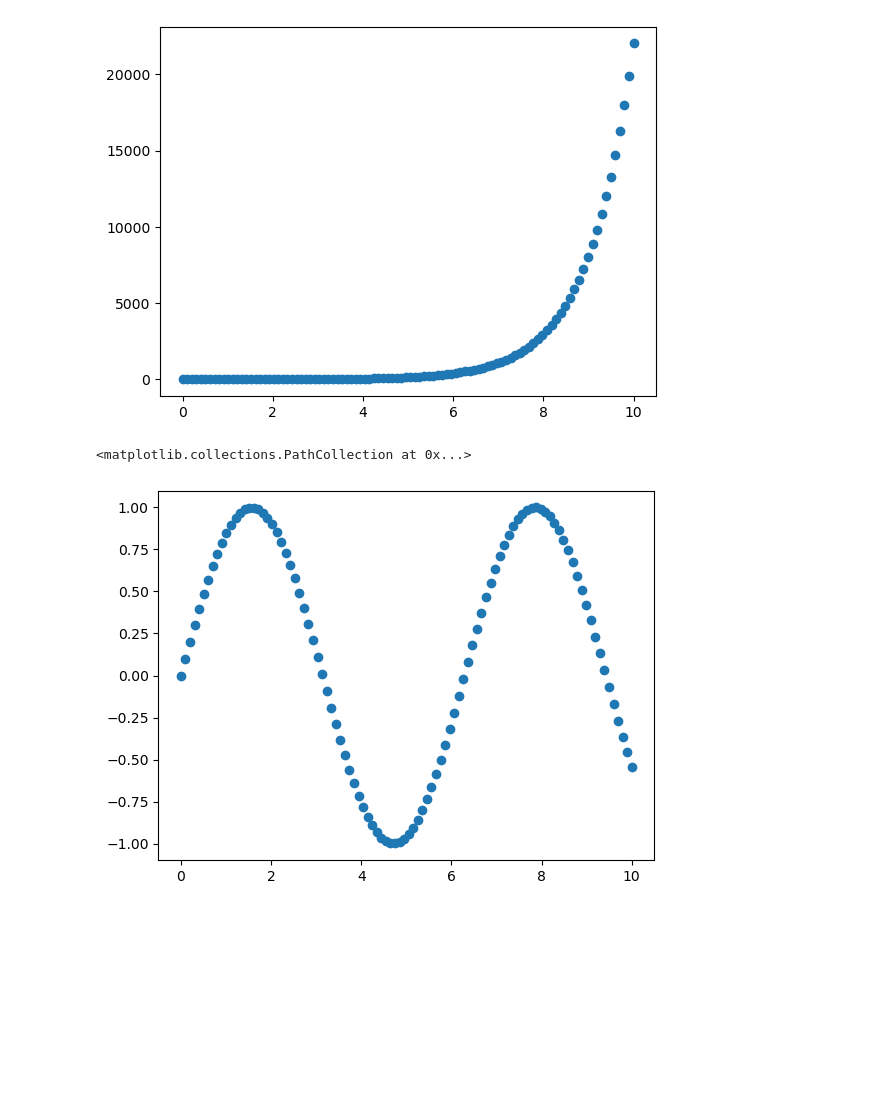
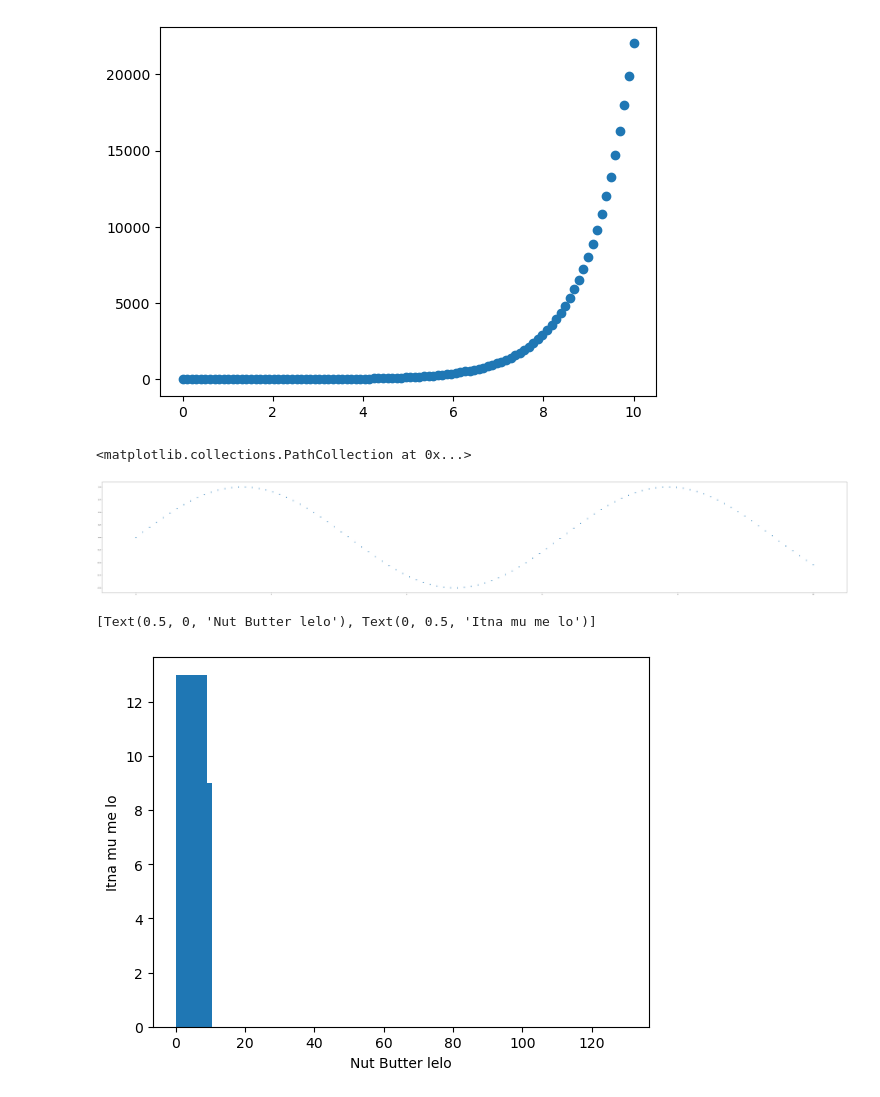
Before and after one commit to kaushikvishwakarma/AI-ML, a Jupyter notebook: Introduction to Matplotlib.ipynb, the cells around one changed output. Drawn from its saved outputs; the diff is of its cells as text; code cells hidden in the pictures; blank space fills up the shorter version.

```diff
--- a/Introduction to Matplotlib.ipynb
+++ b/Introduction to Matplotlib.ipynb
@@ -82,8 +83,22 @@ ax.scatter(x,np.exp(x))
 <matplotlib.collections.PathCollection at 0x...>
 [figure]
 # %%
-fig,ax=plt.subplots()
+fig,ax=plt.subplots(figsize=(100,15))
 ax.scatter(x,np.sin(x))
 # %% [output]
 <matplotlib.collections.PathCollection at 0x...>
-[figure, old version]
+[figure, new version]
+# %%
+#make a plot from dictionary
+nut_butter_prices={"Almond Butter":10,
+                   "peanut_butter":8,
+                   "Cashew Butter":12}
+fig,ax=plt.subplots()
+#ax.bar(nut_butter_prices.keys(),nut_butter_prices.values())
+#ax.bar(x,np.sin(x))
+ax.hist(x,x*13)
+#ax.plot(x,np.sin(x))
+ax.set(xlabel="Nut Butter lelo",ylabel="Itna mu me lo")
+# %% [output]
+[Text(0.5, 0, 'Nut Butter lelo'), Text(0, 0.5, 'Itna mu me lo')]
+[figure, added]
```
Also changed, not shown: parts of 5 cells of this notebook.
